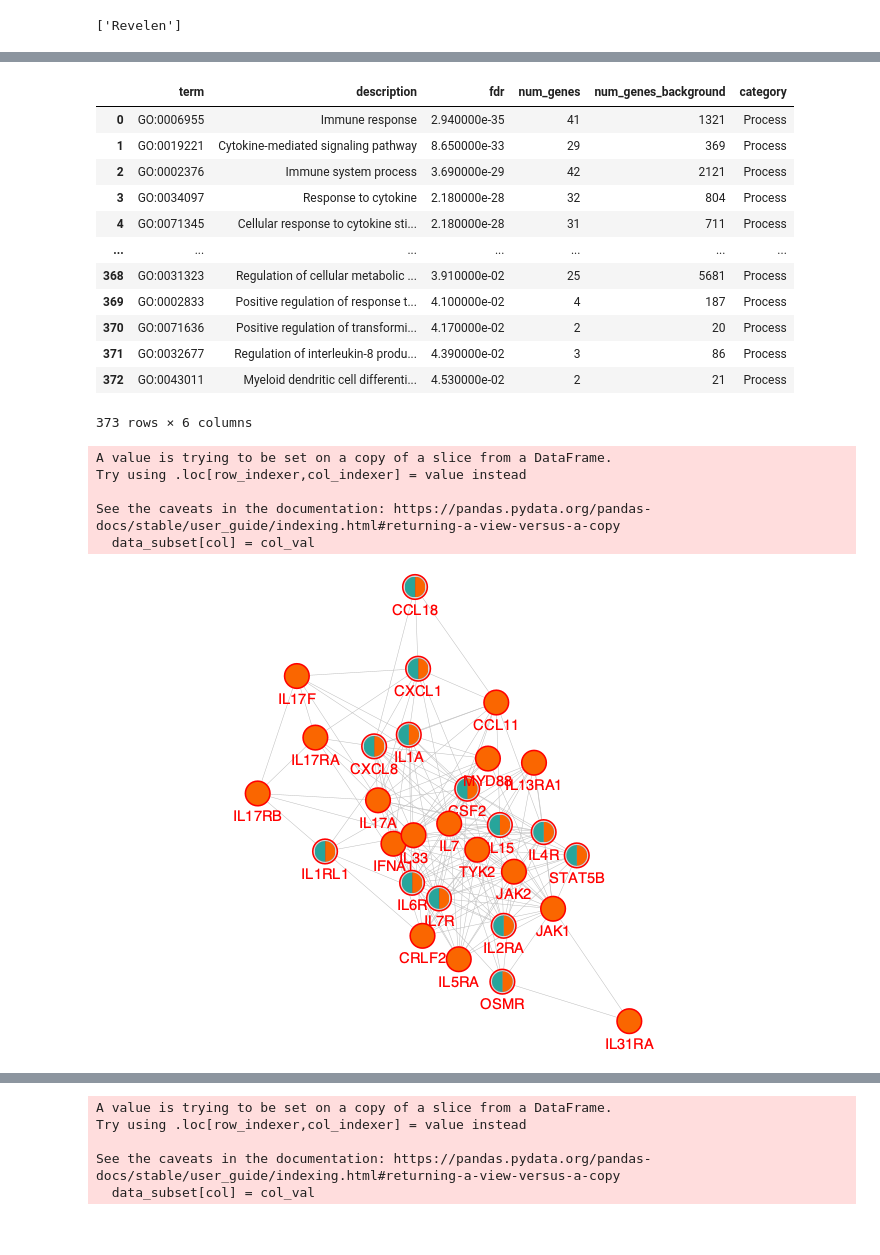
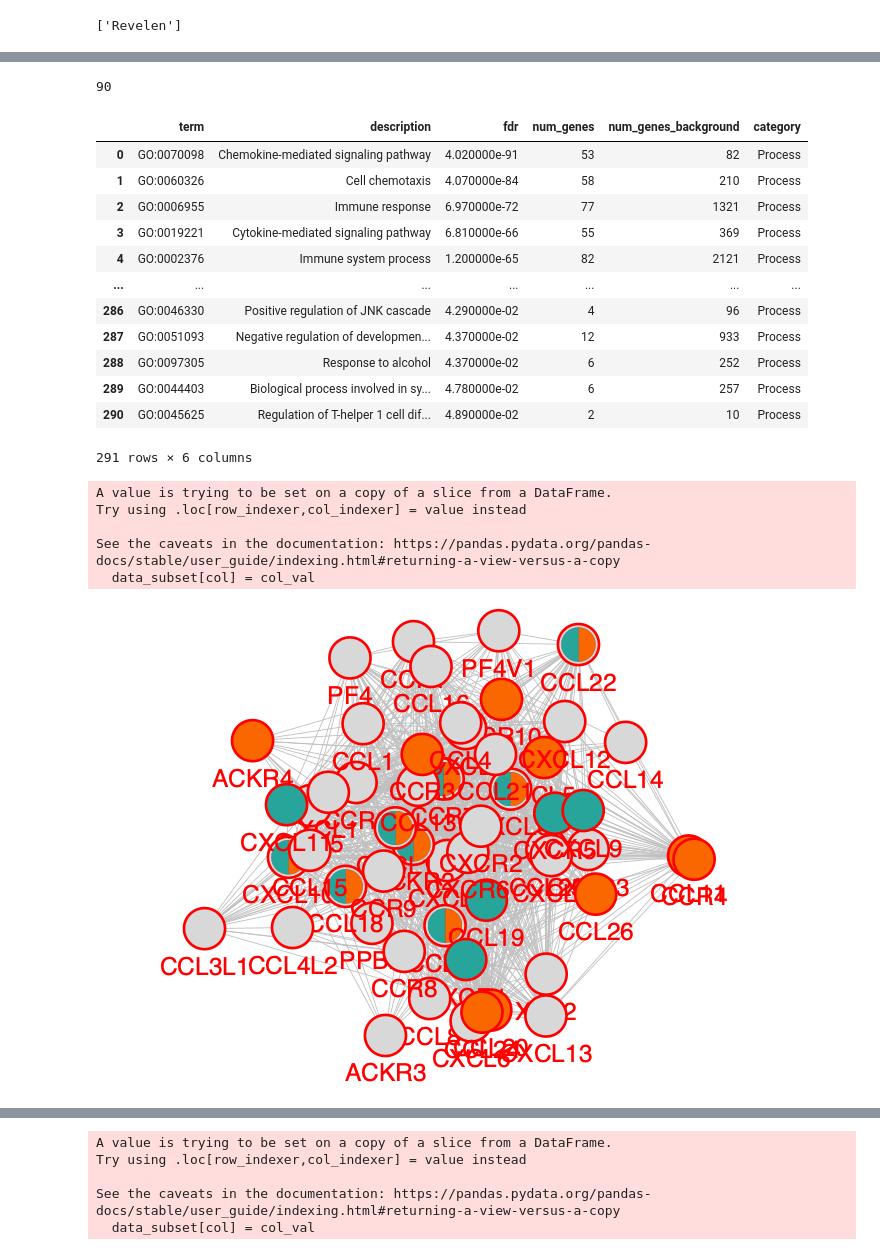
Before and after one commit to larsjuhljensen/net2rank, a Jupyter notebook: notebooks/p4c_plot.ipynb, the cells around one changed output, grey strips where cells are left out. Drawn from its saved outputs; the diff is of its cells as text; code cells hidden in the pictures.

```diff
--- a/notebooks/p4c_plot.ipynb
+++ b/notebooks/p4c_plot.ipynb
@@ -10,4 +11,11 @@ import networkx as nx
 p4c.import_visual_styles('../data/Revelen_style.xml')
 # %% [output]
 ['Revelen']
+# %%
+predictions_file = '../results/test_results/atopic_dermatitis/atopic_dermatitis_test_prediction_results.tsv'
+df_predictions = pd.read_csv(predictions_file, sep='\t')
+fpr, tpr, thresholds = roc_curve(df_predictions['true_label'], df_predictions['predicted_score'])
+threshold = thresholds[fpr <= 0.05][-1]
+df_category = pd.read_csv('../results/test_results/atopic_dermatitis/atopic_dermatitis_whole_prediction_results.tsv', sep='\t')
+df_protein_category = df_category[df_category['predicted_score'] >= threshold]
 # %%
@@ -28,33 +23,3 @@ suid = make_network(
     proteins=df_protein_category['protein'].tolist(),
     network_name='atopic_dermatitis_main_network',
     cutoff=0.7)
-# %%
-p4c.set_current_network(network=suid)
-
-# Get network data
-all_nodes = p4c.get_all_nodes()
-all_edges = p4c.get_all_edges()
-
-# Create NetworkX graph
-G = nx.Graph()
-
-# Add nodes
-G.add_nodes_from(all_nodes)
-
-for edge in all_edges:
-    source,target = edge.split(' (pp) ')
-    G.add_edge(source, target)
-
-connected_components = list(nx.connected_components(G))
-
-# Get the largest component
-largest_component = max(connected_components, key=len)
-largest_component_nodes = list(largest_component)
-print(f'Largest component has {len(largest_component_nodes)} nodes')
-
-# make a new network and do clustering
-suid = make_network(
-    proteins=largest_component_nodes,
-    network_name='atopic_dermatitis_largest_component_network',
-    cutoff=0.7
-)
@@ -63,6 +25,0 @@ Largest component has 145 nodes
-# %%
-cluster_result = network_cluster(suid, inflation_parameter=4)
-cluster_proteins = [[node_dict['name'] for node_dict in cluster_result['clusters'][0]['nodes']]]
-cluster_proteins.append([node_dict['name'] for node_dict in cluster_result['clusters'][1]['nodes']])
-enrichment_results = [function_enrichment(cluster_proteins[0])]
-enrichment_results.append(function_enrichment(cluster_proteins[1]))
@@ -69,35 +113,39 @@ enrichment_results.append(function_enrichment(cluster_proteins[1]))
+# %%
+len(cluster_proteins[0])
+# %% [output]
+90
 # %%
 parse_enrichment_results(enrichment_results[0],category='Process')
 # %% [output]
 |  | term | description | fdr | num_genes | num_genes_background | category |
-| 0 | GO:0006955 | Immune response | 2.940000e-35 | 41 | 1321 | Process |
-| 1 | GO:0019221 | Cytokine-mediated signaling pathway | 8.650000e-33 | 29 | 369 | Process |
-| 2 | GO:0002376 | Immune system process | 3.690000e-29 | 42 | 2121 | Process |
-| 3 | GO:0034097 | Response to cytokine | 2.180000e-28 | 32 | 804 | Process |
-| 4 | GO:0071345 | Cellular response to cytokine sti... | 2.180000e-28 | 31 | 711 | Process |
+| 0 | GO:0070098 | Chemokine-mediated signaling pathway | 4.020000e-91 | 53 | 82 | Process |
+| 1 | GO:0060326 | Cell chemotaxis | 4.070000e-84 | 58 | 210 | Process |
+| 2 | GO:0006955 | Immune response | 6.970000e-72 | 77 | 1321 | Process |
+| 3 | GO:0019221 | Cytokine-mediated signaling pathway | 6.810000e-66 | 55 | 369 | Process |
+| 4 | GO:0002376 | Immune system process | 1.200000e-65 | 82 | 2121 | Process |
 | ... | ... | ... | ... | ... | ... | ... |
-| 368 | GO:0031323 | Regulation of cellular metabolic ... | 3.910000e-02 | 25 | 5681 | Process |
-| 369 | GO:0002833 | Positive regulation of response t... | 4.100000e-02 | 4 | 187 | Process |
-| 370 | GO:0071636 | Positive regulation of transformi... | 4.170000e-02 | 2 | 20 | Process |
-| 371 | GO:0032677 | Regulation of interleukin-8 produ... | 4.390000e-02 | 3 | 86 | Process |
-| 372 | GO:0043011 | Myeloid dendritic cell differenti... | 4.530000e-02 | 2 | 21 | Process |
+| 286 | GO:0046330 | Positive regulation of JNK cascade | 4.290000e-02 | 4 | 96 | Process |
+| 287 | GO:0051093 | Negative regulation of developmen... | 4.370000e-02 | 12 | 933 | Process |
+| 288 | GO:0097305 | Response to alcohol | 4.370000e-02 | 6 | 252 | Process |
+| 289 | GO:0044403 | Biological process involved in sy... | 4.780000e-02 | 6 | 257 | Process |
+| 290 | GO:0045625 | Regulation of T-helper 1 cell dif... | 4.890000e-02 | 2 | 10 | Process |
-373 rows × 6 columns
+291 rows × 6 columns
 # %%
 suid = make_network_plot(
     df_protein_category=df_protein_category,
     enrichment_results=enrichment_results[0],
-    selected_term='GO:0019221', # Cytokine-mediated signaling pathway
+    selected_term='GO:0070098', # Cytokine-mediated signaling pathway
     disease_name='atopic_dermatitis',
 )
 p4c.layout_network('force-directed', network=suid)
 p4c.notebook_export_show_image()
 # %% [output]
 A value is trying to be set on a copy of a slice from a DataFrame.
 Try using .loc[row_indexer,col_indexer] = value instead
 
 See the caveats in the documentation: https://pandas.pydata.org/pandas-docs/stable/user_guide/indexing.html#returning-a-view-versus-a-copy
   data_subset[col] = col_val
-[figure, old version]
+[figure, new version]
 # %%
 parse_enrichment_results(enrichment_results[1],category='Process')
 # %% [output]
```
Also changed, not shown: parts of 11 cells of this notebook, 38 other files.
